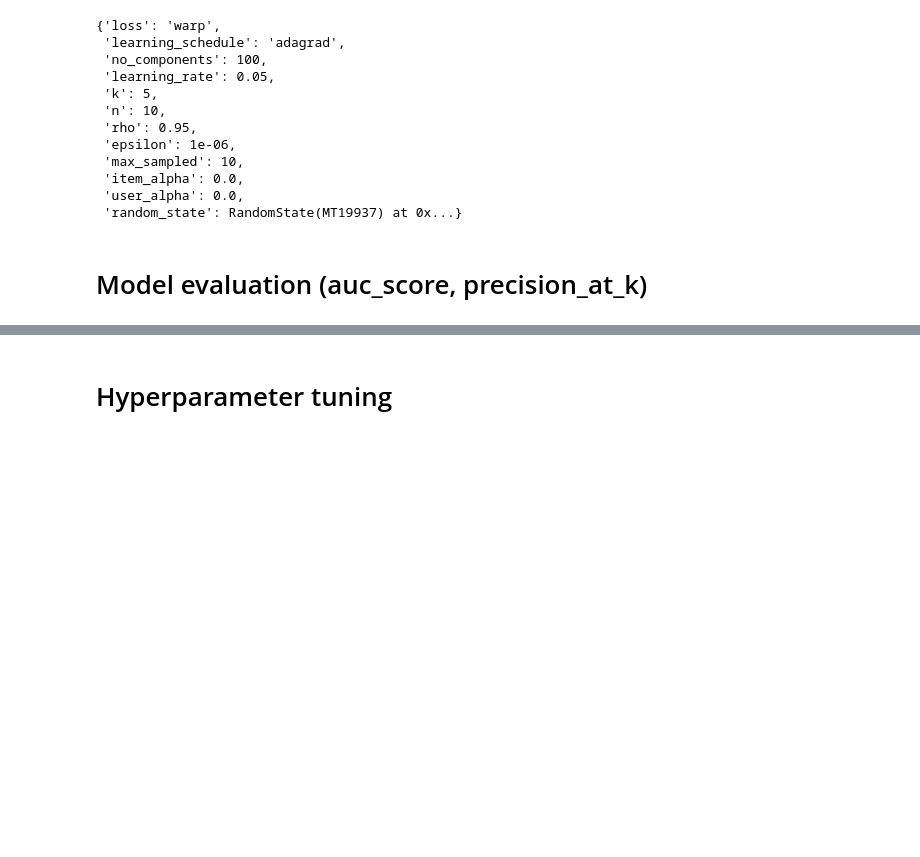
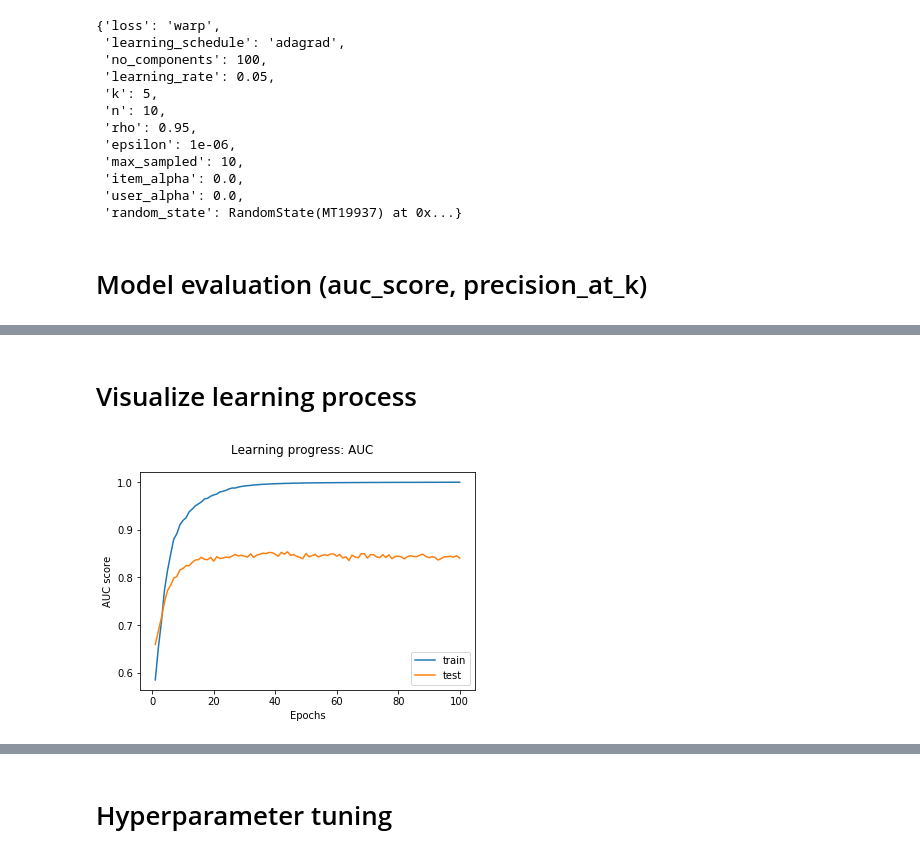
Before and after one commit to Konstantin-Orlovskiy/MSc-Project-Ecommerce, a Jupyter notebook: RetailRocket_Orgnl/Experimenting.ipynb, the cells around one changed output, grey strips where cells are left out. Saved outputs shown, nothing was run; the diff lists cells and outputs as text; code cells hidden in the pictures; blank space fills up the shorter version.

```diff
--- a/RetailRocket_Orgnl/Experimenting.ipynb
+++ b/RetailRocket_Orgnl/Experimenting.ipynb
@@ -841 +841,3 @@ Test precision at k:  0.03288889
 Calculated in:  0.05  minutes
+# %% [markdown]
+# Visualize learning process
@@ -841,0 +889,4 @@ Calculated in:  0.05  minutes
+# %%
+learning_vis_auc(train, test, item_features, 100)
+# %% [output]
+[figure, added]
```
Also changed, not shown: parts of 20 cells of this notebook, 2 other files.
